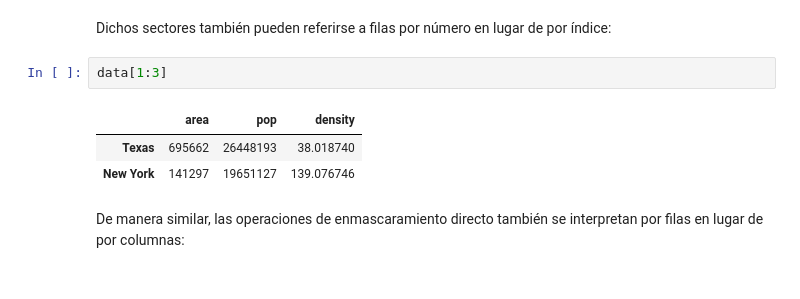
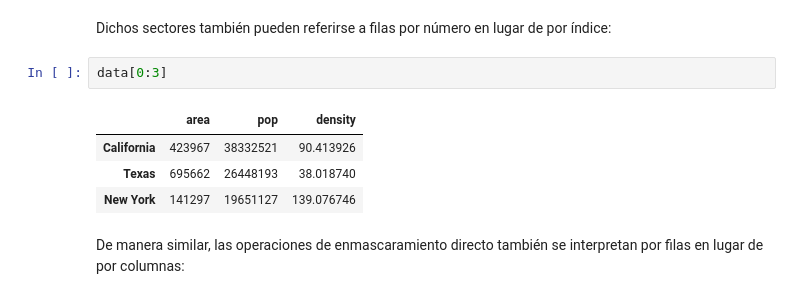
Before and after one commit to ClaraLL7/DS-part-time-sep2020, a Jupyter notebook: semana_6/dia_1/2_BasicPandas.ipynb, the cells around one changed output. Drawn from its saved outputs; the diff is of its cells as text.

```diff
--- a/semana_6/dia_1/2_BasicPandas.ipynb
+++ b/semana_6/dia_1/2_BasicPandas.ipynb
@@ -409,9 +528,10 @@ data['Florida':'Illinois']
 # %% [markdown]
 Dichos sectores también pueden referirse a filas por número en lugar de por índice:
 # %%
-data[1:3]
+data[0:3]
 # %% [output]
 |  | area | pop | density |
+| California | 423967 | 38332521 | 90.413926 |
 | Texas | 695662 | 26448193 | 38.018740 |
 | New York | 141297 | 19651127 | 139.076746 |
 # %% [markdown]
```
Also changed, not shown: parts of 22 cells of this notebook, 20 other files.
